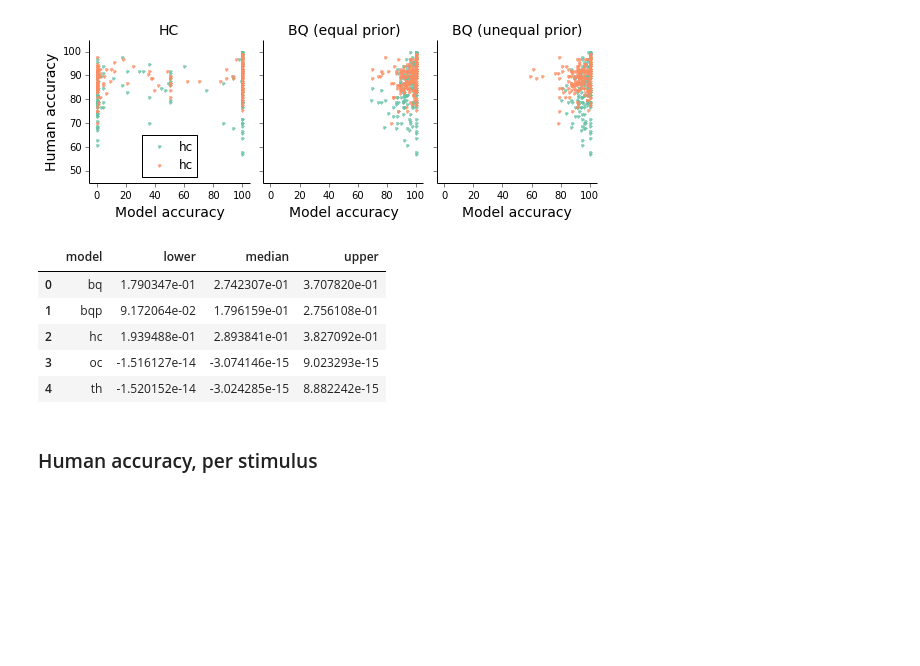
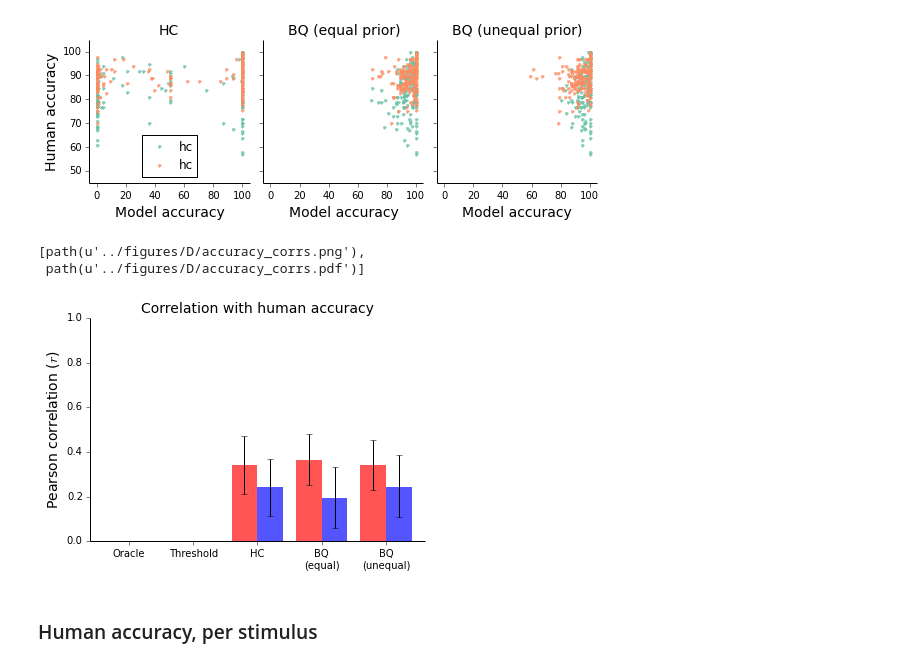
Before and after one commit to jhamrick/optimal-mental-rotation, a Jupyter notebook: analysis/experiment-analysis.ipynb, the cells around one changed output. Saved outputs shown, nothing was run; the diff lists cells and outputs as text; code cells hidden in the pictures; blank space fills up the shorter version.

```diff
--- a/analysis/experiment-analysis.ipynb
+++ b/analysis/experiment-analysis.ipynb
@@ -222,14 +222,12 @@ plots.accuracy_scatters.plot(RESULTS_PATH, FIG_PATH)
 # %%
 if RUN_ANALYSES:
     analyses.accuracy_corrs.run(all_data, RESULTS_PATH, SEED)
-pd.read_csv(RESULTS_PATH.joinpath(analyses.accuracy_corrs.filename))
-# %% [output]
-|  | model | lower | median | upper |
-| 0 | bq | 1.790347e-01 | 2.742307e-01 | 3.707820e-01 |
-| 1 | bqp | 9.172064e-02 | 1.796159e-01 | 2.756108e-01 |
-| 2 | hc | 1.939488e-01 | 2.893841e-01 | 3.827092e-01 |
-| 3 | oc | -1.516127e-14 | -3.074146e-15 | 9.023293e-15 |
-| 4 | th | -1.520152e-14 | -3.024285e-15 | 8.882242e-15 |
+# %%
+plots.accuracy_corrs.plot(RESULTS_PATH, FIG_PATH)
+# %% [output]
+[path(u'../figures/D/accuracy_corrs.png'),
+ path(u'../figures/D/accuracy_corrs.pdf')]
+[figure, added]
 # %% [markdown]
 ### Human accuracy, per stimulus
 # %%
```
Also changed, not shown: parts of 18 cells of this notebook.
